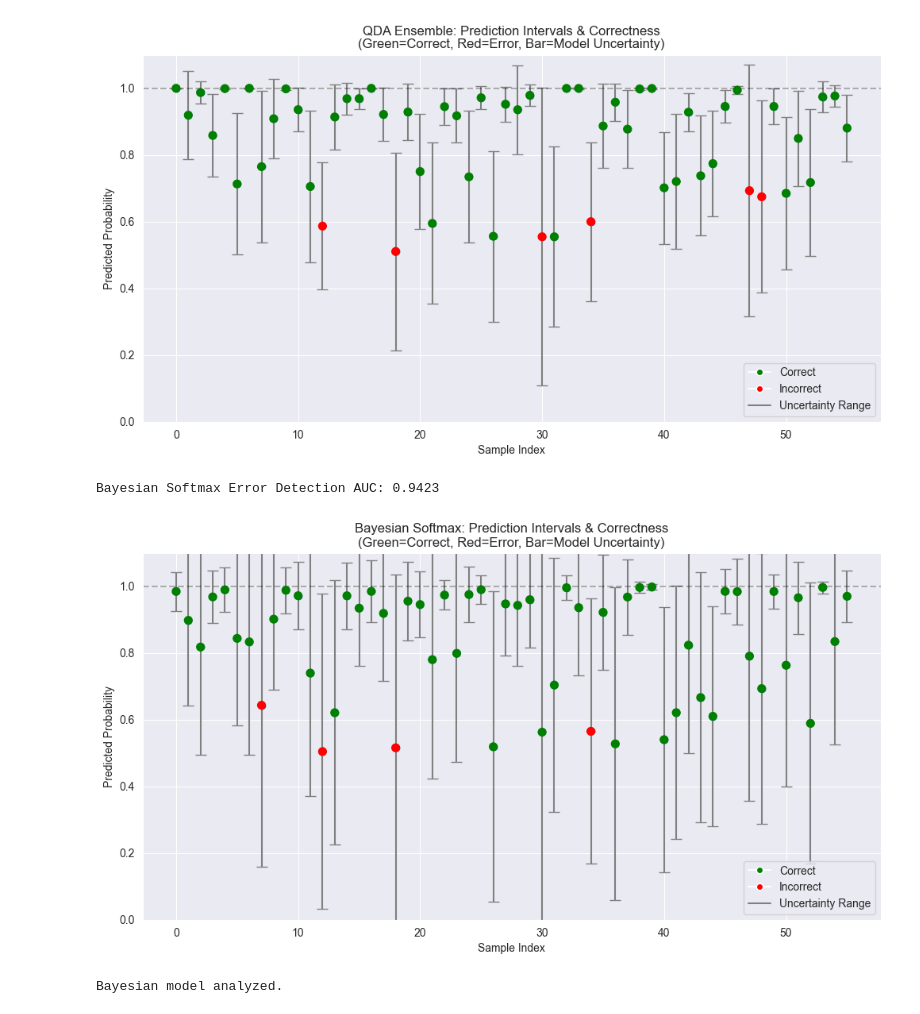
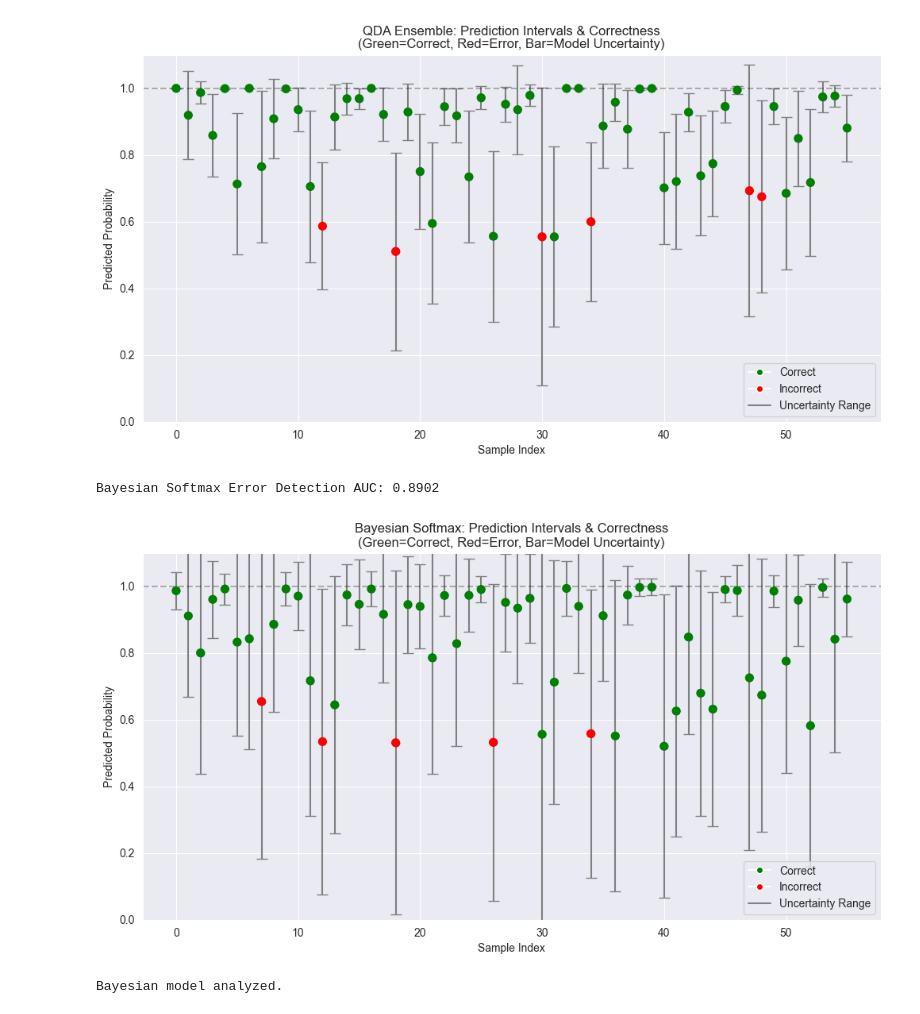
Before and after one commit to JakubTom1/Fault-detection-in-mechanical-devices, a Jupyter notebook: evaluation/AnalysisModels/uncertainty_comparison.py.ipynb, the cells around one changed output. Cells and saved outputs as stored; diff of their text form; code cells hidden in the pictures.

```diff
--- a/evaluation/AnalysisModels/uncertainty_comparison.py.ipynb
+++ b/evaluation/AnalysisModels/uncertainty_comparison.py.ipynb
@@ -207,39 +202,39 @@ QDA Ensemble Error Detection AUC: 0.9600
 # %%
 # --- 5. BAYESIAN SOFTMAX (PyMC) ---
 try:
-    trace_path = os.path.join(MODELS_DIR_BASE, 'bayesian', 'bayesian_trace.nc')
+    trace_path = os.path.join(MODELS_DIR_BASE, 'bayesian', 'bayesian_trace1.nc')
     scaler_path = os.path.join(MODELS_DIR_BASE, 'bayesian', 'scaler.pkl')
     bayes_map_path = os.path.join(MODELS_DIR_BASE, 'bayesian', 'class_map.pkl')
 
     trace = az.from_netcdf(trace_path)
     scaler = joblib.load(scaler_path)
     bayes_map = joblib.load(bayes_map_path) # Contains string class names
 
     X_test_scaled = scaler.transform(X_test)
 
     probs_bayes, var_bayes = UncertaintyEvaluator.extract_bayesian_uncertainty(trace, X_test_scaled, bayes_map)
     std_bayes = np.sqrt(var_bayes)
 
     # Correct column order to match LabelEncoder
     bayes_idx_map = {name: i for i, name in enumerate(bayes_map)}
     new_order = [bayes_idx_map[label_name] for label_name in le.classes_]
     probs_bayes_corrected = probs_bayes[:, new_order]
 
     evaluator = UncertaintyEvaluator(y_test, "Bayesian Softmax")
     metrics, entropy_bayes, _ = evaluator.compute_metrics(probs_bayes_corrected, epistemic_var=var_bayes)
 
     comparison_table.append(metrics)
     uncertainty_details["Bayesian Softmax"] = entropy_bayes
     evaluate_uncertainty_utility(y_test, probs_bayes_corrected, entropy_bayes, "Bayesian Softmax")
     plot_uncertainty_intervals(y_test, probs_bayes_corrected, std_bayes, "Bayesian Softmax")
 
     print("Bayesian model analyzed.")
 
 except Exception as e:
     print(f"Bayesian model error: {e}")
 # %% [output]
-Bayesian Softmax Error Detection AUC: 0.9423
+Bayesian Softmax Error Detection AUC: 0.8902
-[figure, old version]
+[figure, new version]
 Bayesian model analyzed.
 # %%
 # === SUMMARY AND VISUALIZATION ===
```
Also changed, not shown: parts of 3 cells of this notebook, 2 other files.
